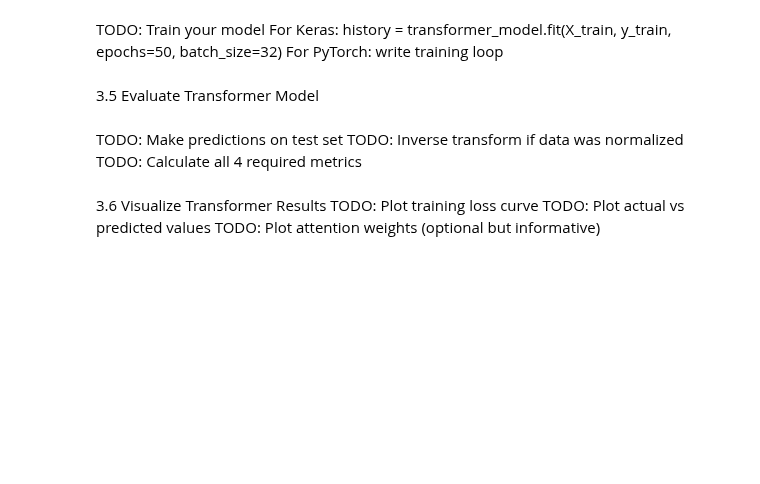
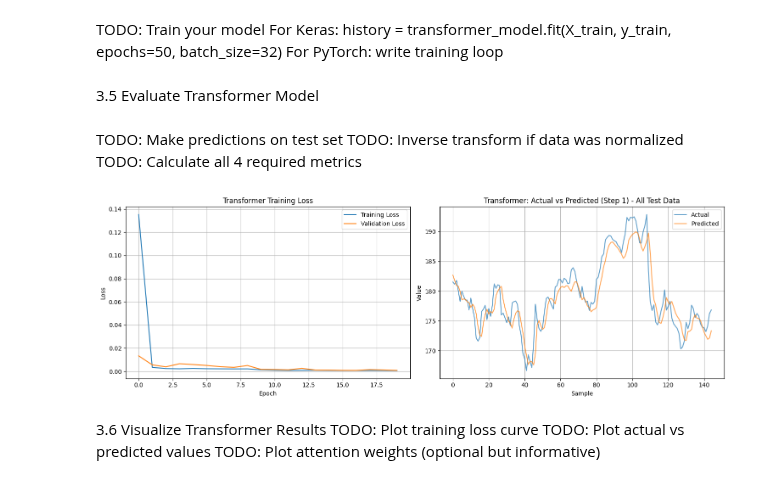
Before and after one commit to 2025aa05444-ship-it/bits-assignment, a Jupyter notebook: dnn/RNN_Assignment/2025AA05444_rnn_assignment.ipynb, the cells around one changed output. Cells and saved outputs as stored; diff of their text form; code cells hidden in the pictures; blank space fills up the shorter version.

```diff
--- a/dnn/RNN_Assignment/2025AA05444_rnn_assignment.ipynb
+++ b/dnn/RNN_Assignment/2025AA05444_rnn_assignment.ipynb
@@ -724,28 +724,38 @@ transformer_mape = np.mean(np.abs((y_test - y_pred_trans) / y_test)) * 100
 transformer_r2 = r2_score(y_test, y_pred_trans)
 # %%
 # Visualize Transformer Results
+
+# Inverse transform predictions and actual values for plotting
+y_test_reshaped_for_inv = y_test.reshape(-1, 1)
+y_pred_trans_reshaped_for_inv = y_pred_trans.reshape(-1, 1)
+
+y_test_inv = scaler.inverse_transform(y_test_reshaped_for_inv).reshape(y_test.shape)
+y_pred_trans_inv = scaler.inverse_transform(y_pred_trans_reshaped_for_inv).reshape(y_pred_trans.shape)
+
 fig, axes = plt.subplots(1, 2, figsize=(15, 5))
 
 # Plot 1: Training Loss
-axes[0].plot(history_trans.history['loss'], label='Training Loss')
-axes[0].plot(history_trans.history['val_loss'], label='Validation Loss')
+axes[0].plot(history_transformer.history['loss'], label='Training Loss')
+axes[0].plot(history_transformer.history['val_loss'], label='Validation Loss')
 axes[0].set_title('Transformer Training Loss')
 axes[0].set_xlabel('Epoch')
 axes[0].set_ylabel('Loss')
 axes[0].legend()
 axes[0].grid(True)
 
 # Plot 2: Predictions vs Actual (showing ALL test data)
 axes[1].plot(y_test_inv[:, 0], label='Actual', alpha=0.7)
 axes[1].plot(y_pred_trans_inv[:, 0], label='Predicted', alpha=0.7)
 axes[1].set_title('Transformer: Actual vs Predicted (Step 1) - All Test Data')
 axes[1].set_xlabel('Sample')
 axes[1].set_ylabel('Value')
 axes[1].legend()
 axes[1].grid(True)
 
 plt.tight_layout()
 plt.show()
+# %% [output]
+[figure, added]
 # %%
 print("\nTransformer Model Performance:")
 print(f"MAE:   {transformer_mae:.4f}")
```
Also changed, not shown: parts of 5 cells of this notebook.
